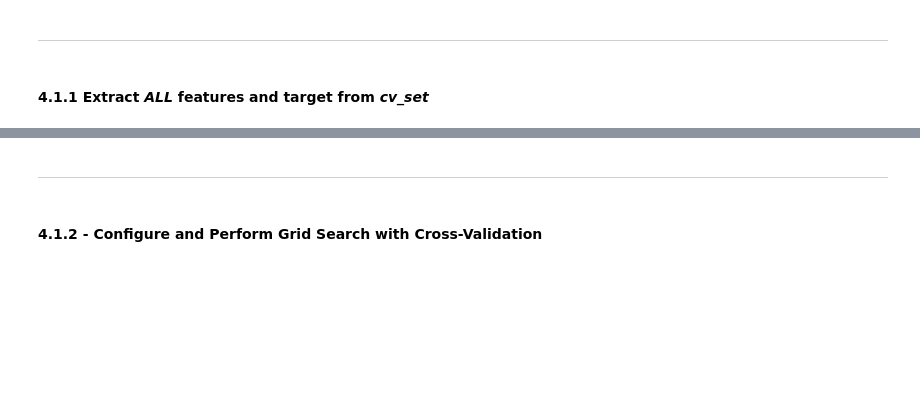
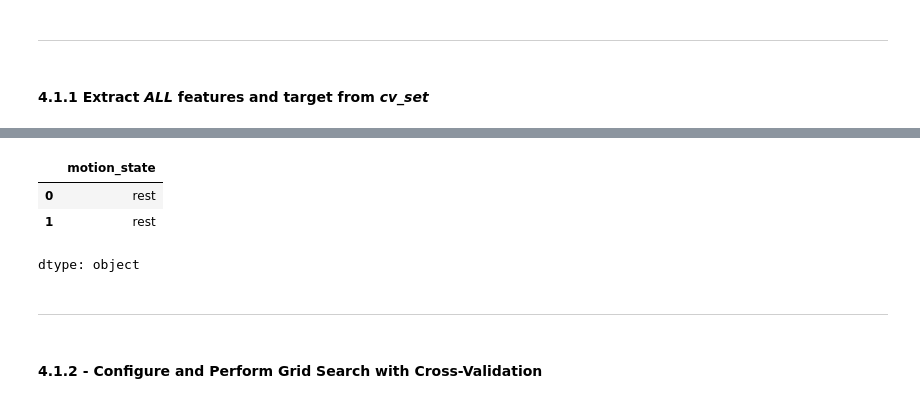
Before and after one commit to ZohrehMejrisazanoosi/engg680_2024_fall, a Jupyter notebook: Lab_Assignment4/Assignment 4.ipynb, the cells around one changed output, grey strips where cells are left out. Drawn from its saved outputs; the diff is of its cells as text; code cells hidden in the pictures; blank space fills up the shorter version.

```diff
--- a/Lab_Assignment4/Assignment 4.ipynb
+++ b/Lab_Assignment4/Assignment 4.ipynb
@@ -1089,6 +1104,12 @@ X.head(2)
 # %%
 # TODO - Load motion_state column (target vector) into y
-# y =
+y = cv_set['motion_state']
+y.head(2)
+# %% [output]
+|  | motion_state |
+| 0 | rest |
+| 1 | rest |
+dtype: object
 # %% [markdown]
 ___
 # %% [markdown]
```
Also changed, not shown: parts of 35 cells of this notebook.
